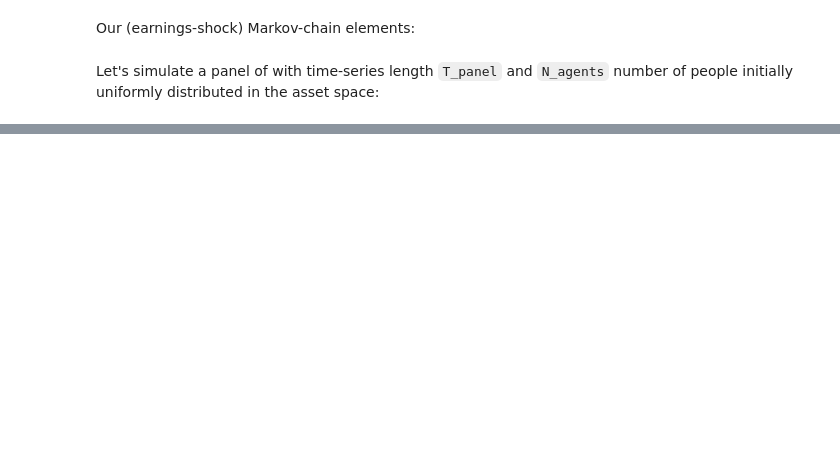
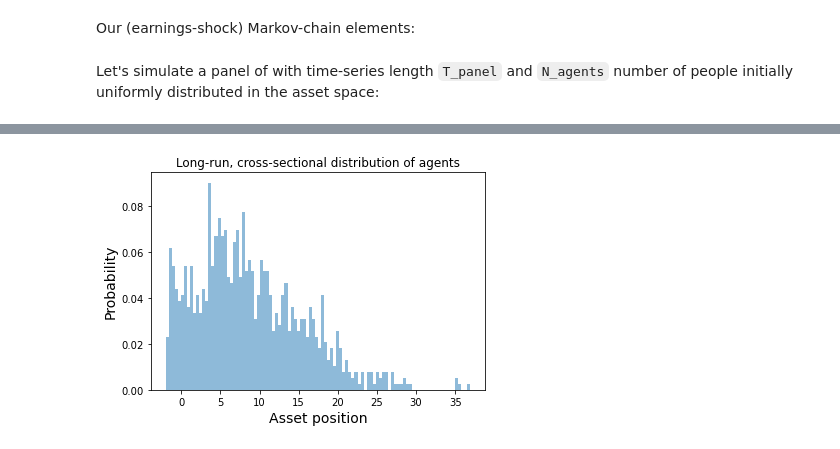
Before and after one commit to phantomachine/macroteoria, a Jupyter notebook: exercises11/Bewley-Aiyagari-Panel-Simulation.ipynb, the cells around one changed output, grey strips where cells are left out. Saved outputs shown, nothing was run; the diff lists cells and outputs as text; code cells hidden in the pictures; blank space fills up the shorter version.

Commit message:
Update panel sim, more notes

```diff
--- a/exercises11/Bewley-Aiyagari-Panel-Simulation.ipynb
+++ b/exercises11/Bewley-Aiyagari-Panel-Simulation.ipynb
@@ -191,14 +207,14 @@ P = wham.P
 S = wham.S
 # %% [markdown]
 Let's simulate a panel of with time-series length ``T_panel`` and ``N_agents`` number of people initially uniformly distributed in the asset space:
-# %%
-N_agents = 50
-T_panel = 10000
-asset_grid = wham.asset_grid
-asset_grid_fine = np.linspace(wham.a_lb, wham.a_ub, N_agents)
 # %%
 def SimPanel(g, asset_grid_fine, S, P, N_agents, T_panel):
     A_panel = []
     for i in range(N_agents):
         A_panel.append(MonteCarloSimulation(g, asset_grid_fine[i], S, P, T_sim=T_panel))
     return A_panel
+# %%
+N_agents = 1000
+T_panel = 1000
+asset_grid = wham.asset_grid
+asset_grid_fine = np.linspace(wham.a_lb, wham.a_ub, N_agents)
@@ -216,0 +225,2 @@ asset_panel[:,5001::].std()
+# %%
+asset_panel = np.array(AA)
@@ -216,0 +229,3 @@ asset_panel[:,5001::].std()
+# %%
+T_burn_panel = T_panel
+asset_panel_burn = (asset_panel[:,T_burn_panel::]).flatten()
@@ -217,9 +249,12 @@ asset_panel[:,5001::].std()
 # %%
 plt.figure()
-plt.hist(asset_panel[0:10,8001::], bins=100,
+plt.hist(asset_panel_burn, bins=100,
              density=True,
              alpha=0.5,
         )
 plt.xlabel("Asset position", size=14)
 plt.ylabel("Probability", size=14)
+plt.title("Long-run, cross-sectional distribution of agents")
 plt.show()
+# %% [output]
+[figure, added]
```
Also changed, not shown: parts of 29 cells of this notebook, 1 other file.
